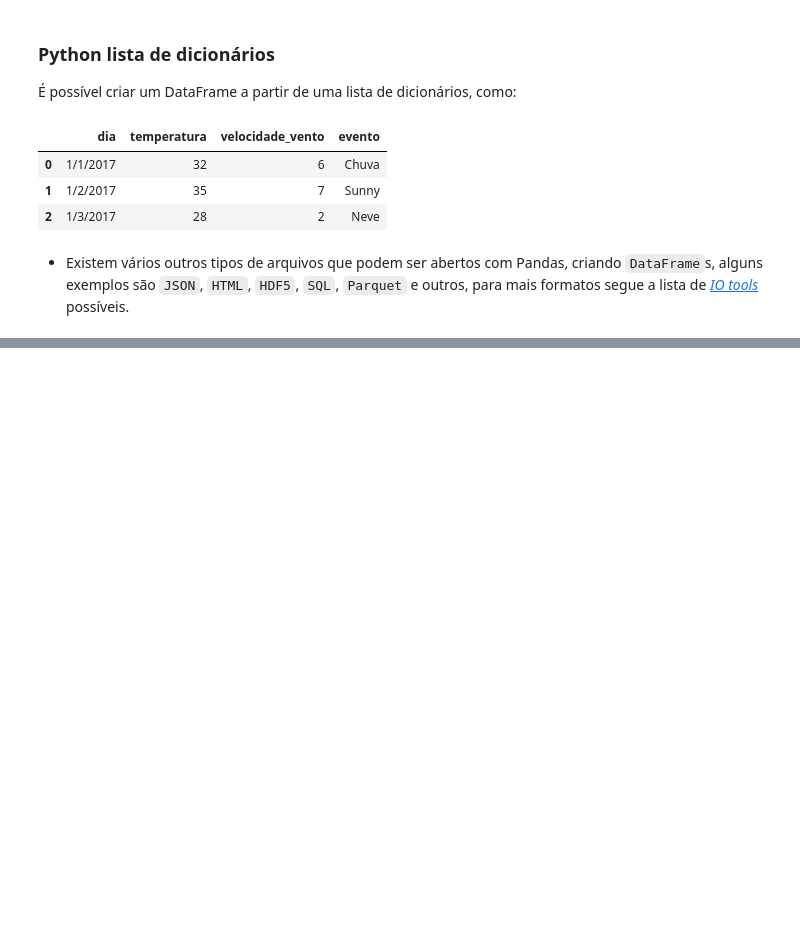
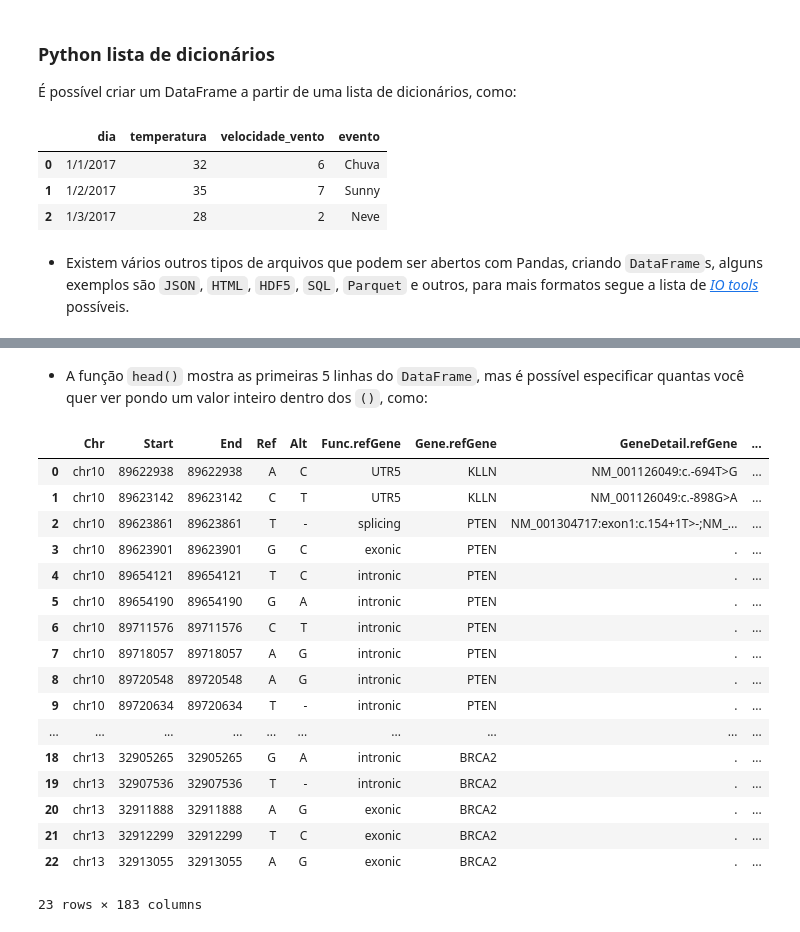
Before and after one commit to genomika/pandas-workshop, a Jupyter notebook: workshop-python_pandas_gnmk.ipynb, the cells around one changed output, grey strips where cells are left out. Drawn from its saved outputs; the diff is of its cells as text; code cells hidden in the pictures; blank space fills up the shorter version.

```diff
--- a/workshop-python_pandas_gnmk.ipynb
+++ b/workshop-python_pandas_gnmk.ipynb
@@ -230,0 +249,23 @@ df
+# %% [markdown]
+* A função `head()` mostra as primeiras 5 linhas do `DataFrame`, mas é possível especificar quantas você quer ver pondo um valor inteiro dentro dos `()`, como:
+# %%
+multianno_df.head(23)
+# %% [output]
+|  | Chr | Start | End | Ref | Alt | Func.refGene | Gene.refGene | GeneDetail.refGene | ... |
+| 0 | chr10 | 89622938 | 89622938 | A | C | UTR5 | KLLN | NM_001126049:c.-694T>G | ... |
+| 1 | chr10 | 89623142 | 89623142 | C | T | UTR5 | KLLN | NM_001126049:c.-898G>A | ... |
+| 2 | chr10 | 89623861 | 89623861 | T | - | splicing | PTEN | NM_001304717:exon1:c.154+1T>-;NM_... | ... |
+| 3 | chr10 | 89623901 | 89623901 | G | C | exonic | PTEN | . | ... |
+| 4 | chr10 | 89654121 | 89654121 | T | C | intronic | PTEN | . | ... |
+| 5 | chr10 | 89654190 | 89654190 | G | A | intronic | PTEN | . | ... |
+| 6 | chr10 | 89711576 | 89711576 | C | T | intronic | PTEN | . | ... |
+| 7 | chr10 | 89718057 | 89718057 | A | G | intronic | PTEN | . | ... |
+| 8 | chr10 | 89720548 | 89720548 | A | G | intronic | PTEN | . | ... |
+| 9 | chr10 | 89720634 | 89720634 | T | - | intronic | PTEN | . | ... |
+| ... | ... | ... | ... | ... | ... | ... | ... | ... | ... |
+| 18 | chr13 | 32905265 | 32905265 | G | A | intronic | BRCA2 | . | ... |
+| 19 | chr13 | 32907536 | 32907536 | T | - | intronic | BRCA2 | . | ... |
+| 20 | chr13 | 32911888 | 32911888 | A | G | exonic | BRCA2 | . | ... |
+| 21 | chr13 | 32912299 | 32912299 | T | C | exonic | BRCA2 | . | ... |
+| 22 | chr13 | 32913055 | 32913055 | A | G | exonic | BRCA2 | . | ... |
+23 rows × 183 columns
```
Also changed, not shown: parts of 27 cells of this notebook.
